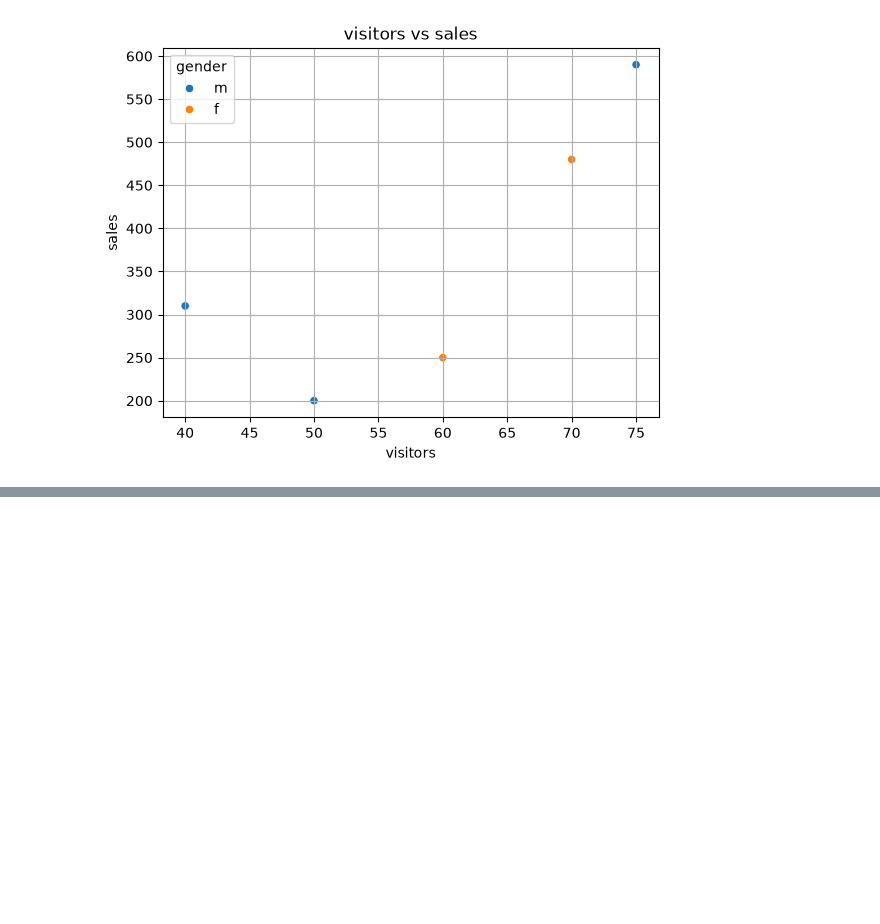
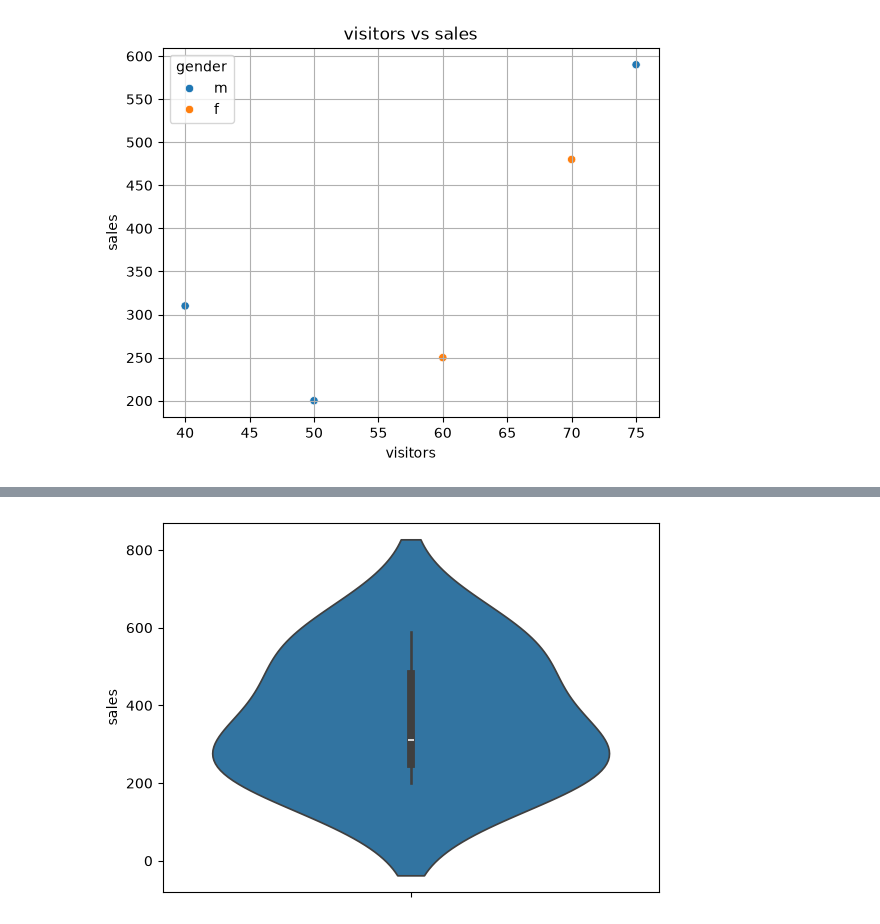
Before and after one commit to AmitKumarPrasad1846/Complete_AI_ML_challenge, a Jupyter notebook: 05_seaborn/seaborn_day_1.ipynb, the cells around one changed output, grey strips where cells are left out. Cells and saved outputs as stored; diff of their text form; code cells hidden in the pictures; blank space fills up the shorter version.

```diff
--- a/05_seaborn/seaborn_day_1.ipynb
+++ b/05_seaborn/seaborn_day_1.ipynb
@@ -127,0 +139,10 @@ plt.show()
+# %%
+'''
+violin plot
+
+how to plot --> sns.violinplot(data)
+'''
+sns.violinplot(df['sales'])
+plt.show()
+# %% [output]
+[figure, added]
```
Also changed, not shown: parts of 2 cells of this notebook.
